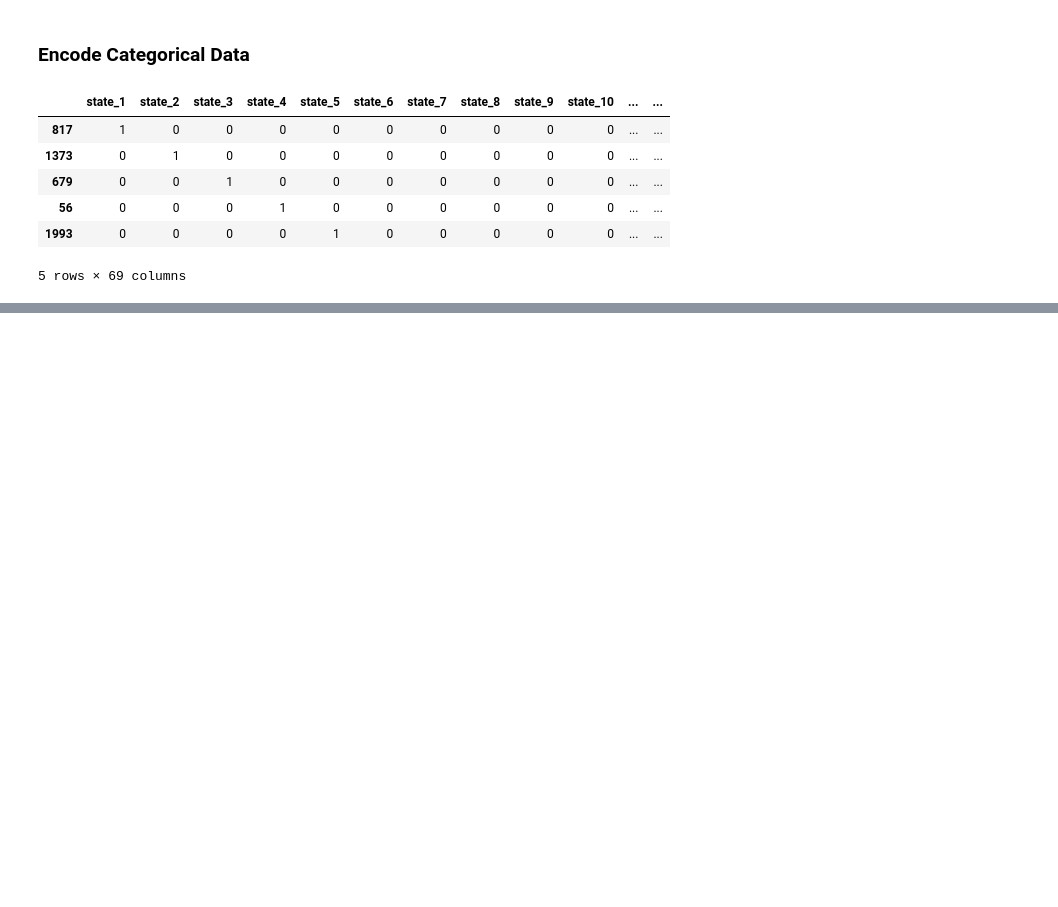
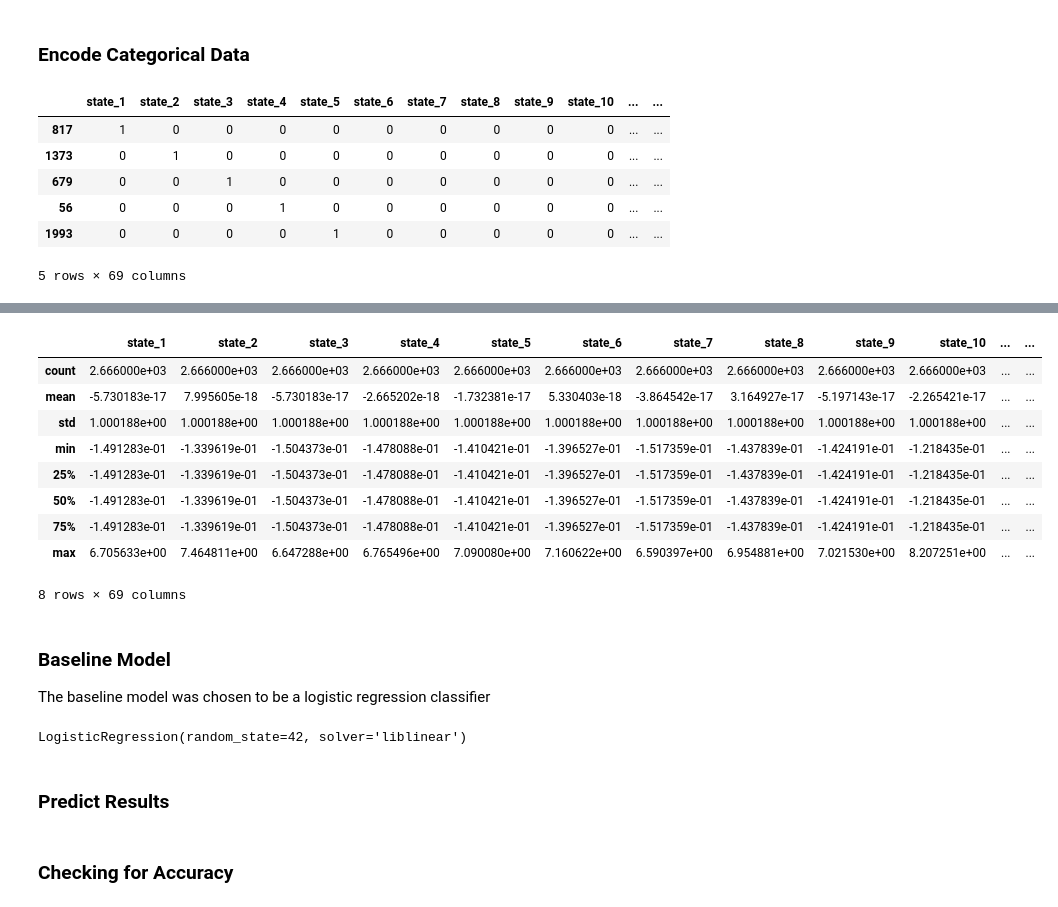
Before and after one commit to Giwanji/dsc-phase3-project, a Jupyter notebook: churn_prediction_model.ipynb, the cells around one changed output, grey strips where cells are left out. Drawn from its saved outputs; the diff is of its cells as text; code cells hidden in the pictures; blank space fills up the shorter version.

Commit message:
Modelling and validation

```diff
--- a/churn_prediction_model.ipynb
+++ b/churn_prediction_model.ipynb
@@ -446,0 +450,20 @@ X_train.head()
+# %%
+# Initialize the StandardScaler
+scaler = StandardScaler()
+
+# Fit the scaler on the training data
+scaler.fit(X_train)
+
+# Scale the training data
+X_train = pd.DataFrame(
+    scaler.transform(X_train),
+    columns=X_train.columns)
+
+# Scale the test data
+X_test = pd.DataFrame(
+    scaler.transform(X_test),
+    columns=X_train.columns
+)
+
+# Display the first few rows of the scaled training data
+X_train.head()
@@ -446,0 +478,30 @@ X_train.head()
+# %%
+X_train.describe()
+# %% [output]
+|  | state_1 | state_2 | state_3 | state_4 | state_5 | state_6 | state_7 | state_8 | state_9 | state_10 | ... | ... |
+| count | 2.666000e+03 | 2.666000e+03 | 2.666000e+03 | 2.666000e+03 | 2.666000e+03 | 2.666000e+03 | 2.666000e+03 | 2.666000e+03 | 2.666000e+03 | 2.666000e+03 | ... | ... |
+| mean | -5.730183e-17 | 7.995605e-18 | -5.730183e-17 | -2.665202e-18 | -1.732381e-17 | 5.330403e-18 | -3.864542e-17 | 3.164927e-17 | -5.197143e-17 | -2.265421e-17 | ... | ... |
+| std | 1.000188e+00 | 1.000188e+00 | 1.000188e+00 | 1.000188e+00 | 1.000188e+00 | 1.000188e+00 | 1.000188e+00 | 1.000188e+00 | 1.000188e+00 | 1.000188e+00 | ... | ... |
+| min | -1.491283e-01 | -1.339619e-01 | -1.504373e-01 | -1.478088e-01 | -1.410421e-01 | -1.396527e-01 | -1.517359e-01 | -1.437839e-01 | -1.424191e-01 | -1.218435e-01 | ... | ... |
+| 25% | -1.491283e-01 | -1.339619e-01 | -1.504373e-01 | -1.478088e-01 | -1.410421e-01 | -1.396527e-01 | -1.517359e-01 | -1.437839e-01 | -1.424191e-01 | -1.218435e-01 | ... | ... |
+| 50% | -1.491283e-01 | -1.339619e-01 | -1.504373e-01 | -1.478088e-01 | -1.410421e-01 | -1.396527e-01 | -1.517359e-01 | -1.437839e-01 | -1.424191e-01 | -1.218435e-01 | ... | ... |
+| 75% | -1.491283e-01 | -1.339619e-01 | -1.504373e-01 | -1.478088e-01 | -1.410421e-01 | -1.396527e-01 | -1.517359e-01 | -1.437839e-01 | -1.424191e-01 | -1.218435e-01 | ... | ... |
+| max | 6.705633e+00 | 7.464811e+00 | 6.647288e+00 | 6.765496e+00 | 7.090080e+00 | 7.160622e+00 | 6.590397e+00 | 6.954881e+00 | 7.021530e+00 | 8.207251e+00 | ... | ... |
+8 rows × 69 columns
+# %% [markdown]
+### Baseline Model
+
+The baseline model was chosen to be a logistic regression classifier
+# %%
+# training a logistic regression model on the training set
+
+# instantiate the model
+logreg = LogisticRegression(solver='liblinear', random_state=42)
+
+
+# fit the model
+logreg.fit(X_train, y_train)
+# %% [output]
+LogisticRegression(random_state=42, solver='liblinear')
+# %% [markdown]
+### Predict Results
@@ -446,0 +514,2 @@ X_train.head()
+# %% [markdown]
+### Checking for Accuracy
```
Also changed, not shown: parts of 18 cells of this notebook.
